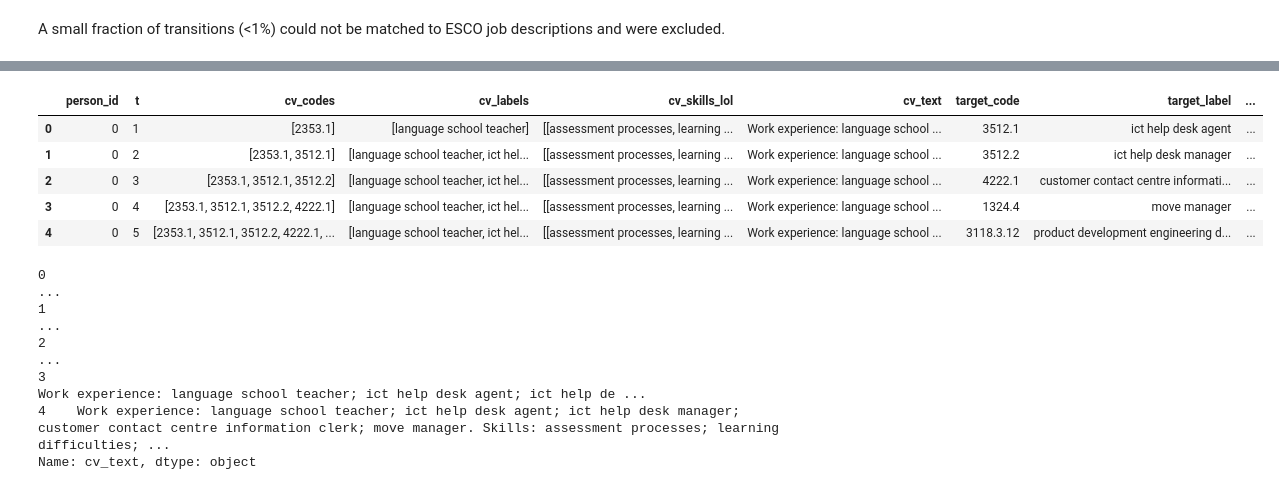
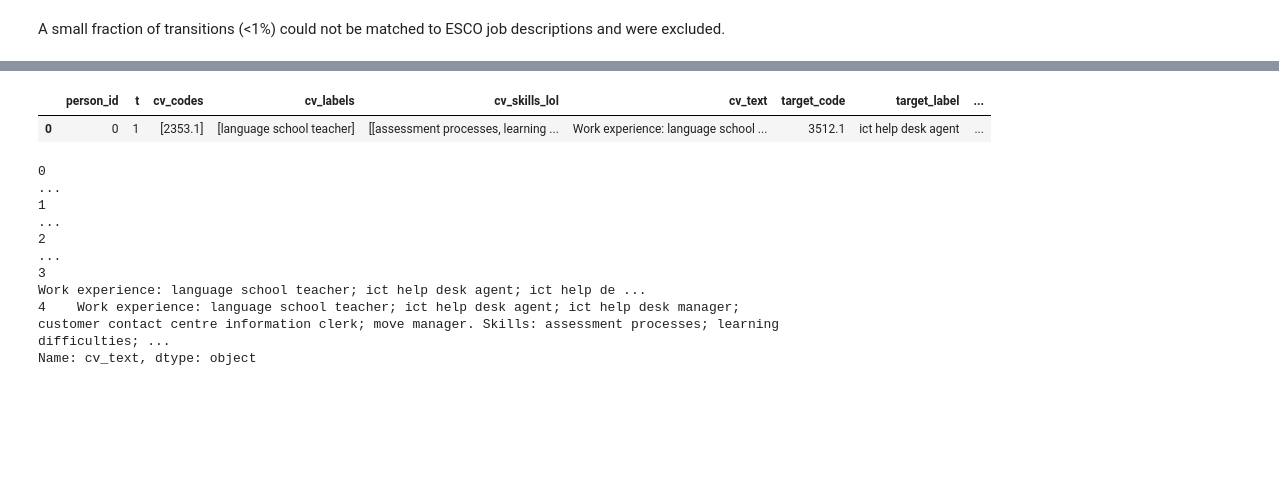
Before and after one commit to 20240693/Thesis-Career-Transitions, a Jupyter notebook: Notebooks/00_build_dataset_jobhop_esco.ipynb, the cells around one changed output, grey strips where cells are left out. Cells and saved outputs as stored; diff of their text form; code cells hidden in the pictures; blank space fills up the shorter version.

```diff
--- a/Notebooks/00_build_dataset_jobhop_esco.ipynb
+++ b/Notebooks/00_build_dataset_jobhop_esco.ipynb
@@ -845,20 +892,17 @@ def dedup_consecutive_aligned(codes, labels, skills):
 
     return out_codes, out_labels, out_skills
 # %%
+# Build person-level career timelines from chronologically ordered job records
 def build_timelines(df, remove_consecutive_duplicates=True):
     df = df.copy()
 
-    # Ensure skills is always a list
+    # Ensure skill entries are always lists to keep sequence structure consistent
     df["essential_skills"] = df["essential_skills"].apply(lambda x: x if isinstance(x, list) else [])
 
-    # Sort chronologically within person
-    df = df.sort_values(
-        by=["person_id", "start_ts", "end_ts"],
-        ascending=[True, True, True],
-        na_position="last",
-    )
+    # Sort job records chronologically within each person
+    df = df.sort_values(by=["person_id", "start_ts", "end_ts"], ascending=[True, True, True], na_position="last",)
 
-    # Aggregate into aligned sequences
+    # Aggregate experiences into aligned occupation and skill sequences per person
     timelines = (
         df.groupby("person_id")
           .apply(lambda g: pd.Series({
@@ -869,7 +913,7 @@ def build_timelines(df, remove_consecutive_duplicates=True):
           .reset_index()
     )
 
-    # Remove consecutive duplicates
+    # Optionally remove repeated consecutive occupations from each sequence
     if remove_consecutive_duplicates:
         timelines[["occupation_codes", "occupation_labels", "essential_skills"]] = timelines.apply(
             lambda r: pd.Series(dedup_consecutive_aligned(
@@ -919,8 +965,8 @@ train_timelines.sample(5)[['person_id', 'occupation_codes', 'occupation_labels',
 
 </a>
 # %%
+# Flatten a list of skill lists and remove duplicates while preserving first occurrence order
 def _flatten_dedup(list_of_lists):
-    """Flatten list-of-lists and deduplicate while preserving order"""
     seen = set()
     out = []
     for lst in list_of_lists:
@@ -966,13 +1017,11 @@ def history_to_cv_text(labels, skills_lol=None, max_roles=None, max_skills=None,
 
     return text
 # %%
+# Build positive transition examples from person-level career timelines
 def make_positive_pairs(timelines_df, max_history_roles=None, max_history_skills=None, skills_per_role=4):
     """
-    timelines_df columns:
-      - person_id
-      - occupation_codes (list)
-      - occupation_labels (list)
-      - essential_skills (list-of-lists, aligned to experiences)
+    timelines_df: DataFrame with person-level career sequences,
+    containing occupation codes, labels, and aligned skill lists.
     """
     rows = []
 
@@ -984,12 +1033,13 @@ def make_positive_pairs(timelines_df, max_history_roles=None, max_history_skills
 
         L = len(codes)
         if L < 2:
-            continue # should not happen after filtering
+            continue # should not occur after earlier filtering
 
+        # Create one positive example for each observed next-step transition
         for t in range(1, L):
             cv_codes = codes[:t]
             cv_labels = labels[:t]
-            cv_skills_lol = skills_lol[:t] # aligned history slice
+            cv_skills_lol = skills_lol[:t] # aligned skill history up to step t
 
             rows.append({
                 "person_id": pid,
@@ -1089,9 +1141,9 @@ jd_df["preferredLabel"] = jd_df["preferredLabel"].str.lower().str.strip()
 jd_df_unique = jd_df.drop_duplicates(subset=["preferredLabel"], keep="first")
 # %%
+# Merge positive transition pairs with target occupation job descriptions
 def merge_with_jd(pairs_pos, jd_df_unique):
-    pairs_pos = pairs_pos.copy()
-    pairs_pos["target_label"] = pairs_pos["target_label"].str.lower().str.strip()
 
+    # Attach target occupation text and metadata from the ESCO job description table
     merged = pairs_pos.merge(
         jd_df_unique[["preferredLabel", "jd_text", "occupationUri", "iscoGroup"]],
         left_on="target_label",
@@ -1099,7 +1151,7 @@ def merge_with_jd(pairs_pos, jd_df_unique):
         how="inner"
     )
 
-    # ensure 1 row per transition
+    # Ensure one row per observed transition after merging
     merged = merged.drop_duplicates(subset=["person_id", "t", "target_label"])
 
     return merged
@@ -1129,12 +1179,8 @@ train_pairs.sample(3)[["cv_text", "target_label", "jd_text"]]
 # %%
-train_pairs.head()
+train_pairs.head(1)
 # %% [output]
 |  | person_id | t | cv_codes | cv_labels | cv_skills_lol | cv_text | target_code | target_label | ... |
 | 0 | 0 | 1 | [2353.1] | [language school teacher] | [[assessment processes, learning ... | Work experience: language school ... | 3512.1 | ict help desk agent | ... |
-| 1 | 0 | 2 | [2353.1, 3512.1] | [language school teacher, ict hel... | [[assessment processes, learning ... | Work experience: language school ... | 3512.2 | ict help desk manager | ... |
-| 2 | 0 | 3 | [2353.1, 3512.1, 3512.2] | [language school teacher, ict hel... | [[assessment processes, learning ... | Work experience: language school ... | 4222.1 | customer contact centre informati... | ... |
-| 3 | 0 | 4 | [2353.1, 3512.1, 3512.2, 4222.1] | [language school teacher, ict hel... | [[assessment processes, learning ... | Work experience: language school ... | 1324.4 | move manager | ... |
-| 4 | 0 | 5 | [2353.1, 3512.1, 3512.2, 4222.1, ... | [language school teacher, ict hel... | [[assessment processes, learning ... | Work experience: language school ... | 3118.3.12 | product development engineering d... | ... |
 # %%
 pd.set_option("display.max_colwidth", None)
 train_pairs["cv_text"].head()
```
Also changed, not shown: parts of 50 cells of this notebook.
